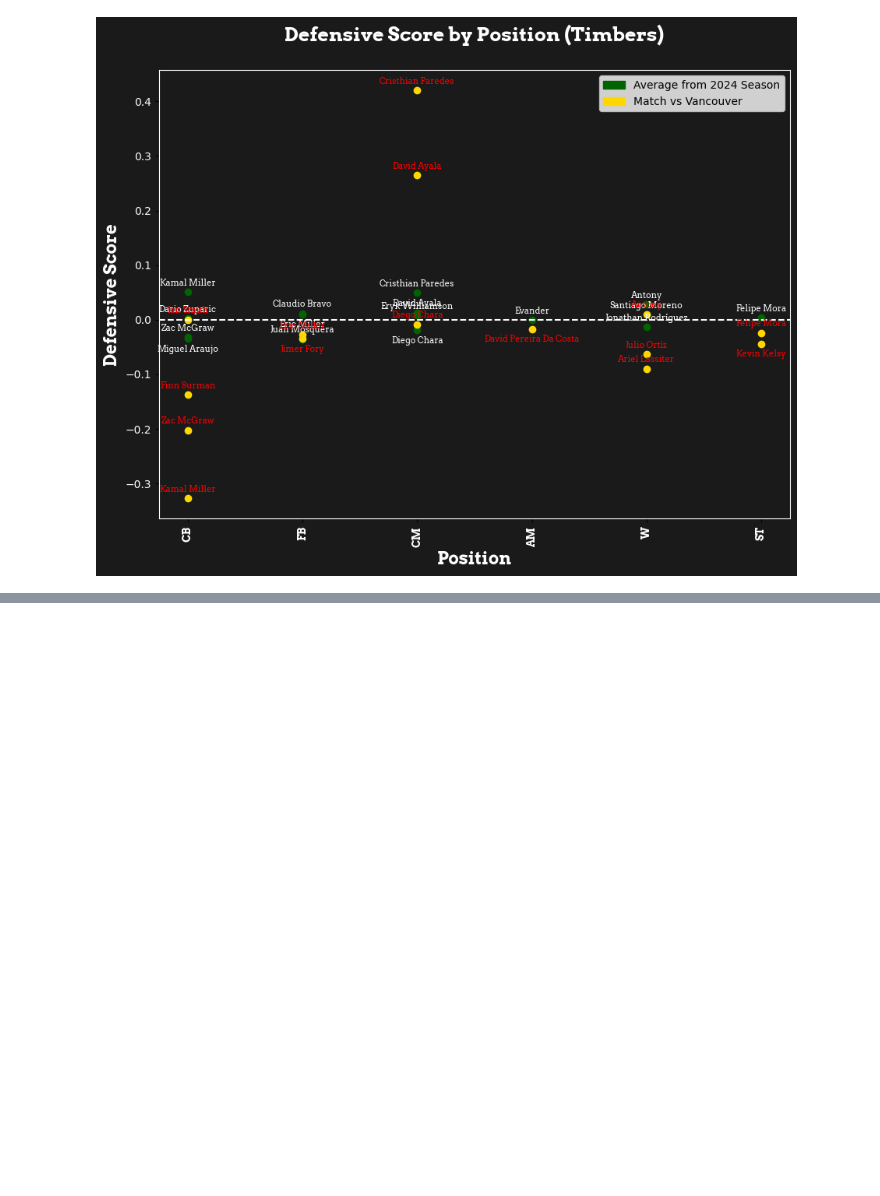
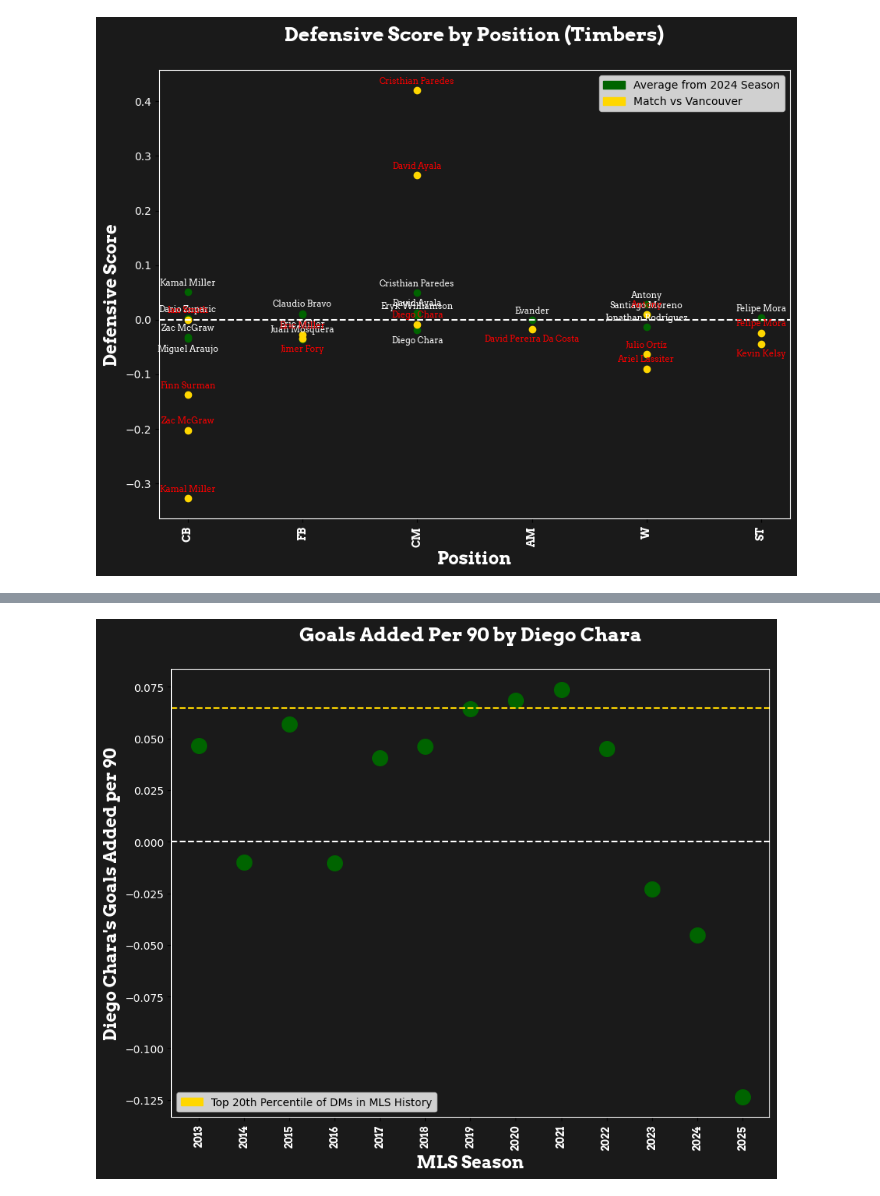
Before and after one commit to domihw05/TimbersDataExploration, a Jupyter notebook: timbers_expl.ipynb, the cells around one changed output, grey strips where cells are left out. Saved outputs shown, nothing was run; the diff lists cells and outputs as text; code cells hidden in the pictures; blank space fills up the shorter version.

```diff
--- a/timbers_expl.ipynb
+++ b/timbers_expl.ipynb
@@ -188,0 +191,3 @@ plt.savefig('timbers_defensive_score.png',dpi = 700)
+# %%
+chara = ptfc[ptfc['Player'] == 'Diego Chara']
+chara.columns
@@ -188,0 +199,17 @@ plt.savefig('timbers_defensive_score.png',dpi = 700)
+# %%
+g_added = pd.read_csv("Data/entiremls.csv")
+# %%
+# Get average goals added for DMs
+gadded_dm = g_added[g_added['Position'] == 'DM']
+
+# Normalize goals added
+gadded_dm['Gper90'] = (gadded_dm['Goals Added'] / gadded_dm['Minutes']) * 90
+gadded_dm = gadded_dm[gadded_dm['Minutes'] > 1500]
+
+top_dms = gadded_dm.sort_values('Gper90',ascending = False)
+nums_dms = len(top_dms)
+n = round(nums_dms * 0.2)
+
+print(top_dms[['Player','Gper90']])
+
+mean_gadded_dm = top_dms['Gper90'].head(n).mean()
@@ -188,0 +236,53 @@ plt.savefig('timbers_defensive_score.png',dpi = 700)
+# %%
+import matplotlib.font_manager as font_manager
+import matplotlib.patches as mpatches
+import matplotlib.ticker as mticker
+
+chara['Gper90'] = ((chara['Goals Added']) / chara['Minutes']) * 90
+
+# Load font
+font_path = 'Fonts/Arvo-Bold.ttf'
+font_props = font_manager.FontProperties(fname=font_path)
+
+# Create figure
+fig, ax = plt.subplots(figsize=(10, 8))  # Bigger canvas
+fig.subplots_adjust(left=0.15, right=0.93, top=0.88, bottom=0.15)  # Adjust margins
+
+# Set background
+fig.patch.set_facecolor('#1a1a1a')
+ax.set_facecolor('#1a1a1a')
+
+
+plt.scatter(chara['Season'],chara['Gper90'],color = 'darkgreen',s = 200)
+
+
+plt.axhline(y=0, color='white', linestyle='--', linewidth=1.5)
+plt.axhline(y=mean_gadded_dm, color='gold', linestyle='--', linewidth=1.5)
+
+xlabels = chara.sort_values('Season')['Season']
+
+# Formatting
+plt.xlabel('MLS Season', color='white', fontproperties=font_props,size = 16)
+plt.ylabel('Diego Chara\'s Goals Added per 90', color='white', fontproperties=font_props,size = 16)
+ax.set_xticks(xlabels)  # Set correct x-tick positions
+ax.set_xticklabels(xlabels,rotation=90, color='white',fontproperties = font_props)
+
+blue_patch = mpatches.Patch(color='gold', label='Top 20th Percentile of DMs in MLS History')
+plt.legend(handles=[blue_patch], loc='lower left',title_fontproperties = font_props)
+
+plt.yticks(color='white')
+
+plt.title('Goals Added Per 90 by Diego Chara\n',color = 'white',
+          fontproperties = font_props,size = 18)
+
+# Change axis colors to white
+ax.spines['bottom'].set_color('white')  # Bottom border
+ax.spines['top'].set_color('white')     # Top border
+ax.spines['right'].set_color('white')   # Right border
+ax.spines['left'].set_color('white')    # Left border
+
+
+
+plt.savefig('chara_defense.png',dpi = 700)
+# %% [output]
+[figure, added]
```
Also changed, not shown: parts of 5 cells of this notebook, 3 other files.
